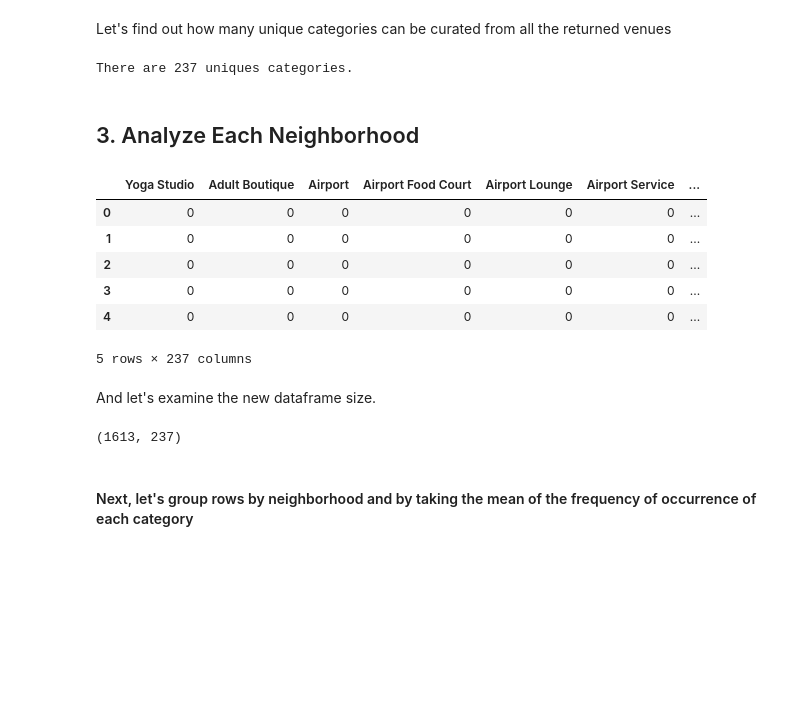
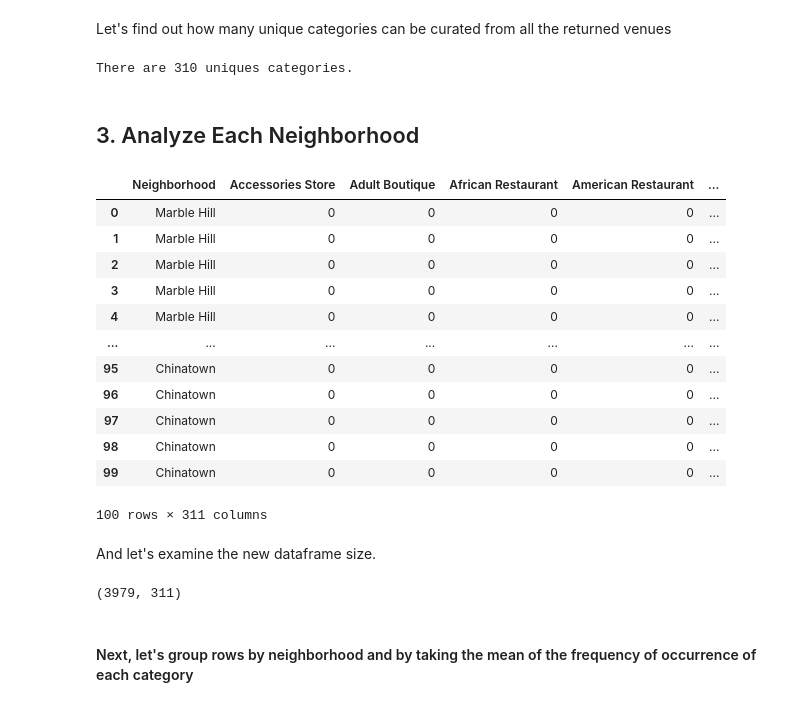
Before and after one commit to clebrac/Coursera_Capstone, a Jupyter notebook: capstone_ibm_ds_week3_3.ipynb, the cells around one changed output. Cells and saved outputs as stored; diff of their text form; code cells hidden in the pictures; blank space fills up the shorter version.

```diff
--- a/capstone_ibm_ds_week3_3.ipynb
+++ b/capstone_ibm_ds_week3_3.ipynb
@@ -136,11 +44,7 @@ map_toronto_borough
 # %% [markdown]
 Note: For security reasons, these have been removed and not shared on the repository.
 # %%
-CLIENT_ID = 'insert_here' # your Foursquare ID
-CLIENT_SECRET = 'insert_here' # your Foursquare Secret
+CLIENT_ID = 'DFKTMIF5UYAMMREQCACKVE3TWGCTVTQXUULGP5JGIALUB0V2' # your Foursquare ID
+CLIENT_SECRET = 'OLER0OGXSRALACUMLZNNL1AZEBNUTAOSVAEM1CNKAW3FANRG' # your Foursquare Secret
 VERSION = '20180605' # Foursquare API version
-LIMIT = 100 # A default Foursquare API limit value
-
-print('Your credentails:')
-print('CLIENT_ID: ' + CLIENT_ID)
-print('CLIENT_SECRET:' + CLIENT_SECRET)
+LIMIT = '1000' # A default Foursquare API limit value
@@ -151 +83,3 @@ CLIENT_SECRET:insert_here
+# %%
+manhattan_data = neighborhoods[neighborhoods['Borough'] =='Manhattan'].reset_index(drop=True)
 # %% [markdown]
@@ -153,5 +87,5 @@ CLIENT_SECRET:insert_here
 # %%
-def getNearbyVenues(names, latitudes, longitudes, radius=500):
+def getNearbyVenues(names, latitudes, longitudes, radius=1000):
 
     venues_list=[]
     for name, lat, lng in zip(names, latitudes, longitudes):
@@ -187,5 +121,4 @@ def getNearbyVenues(names, latitudes, longitudes, radius=500):
                   'Venue Latitude',
                   'Venue Longitude',
                   'Venue Category']
-
     return(nearby_venues)
@@ -211,0 +125,12 @@ Name: Venue, dtype: int64
+# %%
+neighborhood_latitude = manhattan_data['Latitude'].to_list() # neighborhood latitude value
+neighborhood_longitude = manhattan_data['Longitude'].to_list() # neighborhood longitude value
+
+neighborhood_name = manhattan_data['Neighborhood'].to_list() # neighborhood name
+
+#Pulling the data
+nyc_venues = getNearbyVenues(names=neighborhood_name,
+                                   latitudes=neighborhood_latitude,
+                                   longitudes=neighborhood_longitude
+                                  )
+nyc_venues.shape
@@ -212,37 +159,43 @@ Name: Venue, dtype: int64
 # %% [markdown]
 Let's find out how many unique categories can be curated from all the returned venues
 # %%
-print('There are {} uniques categories.'.format(len(toronto_venues['Venue Category'].unique())))
+print('There are {} uniques categories.'.format(len(nyc_venues['Venue Category'].unique())))
 # %% [output]
-There are 237 uniques categories.
+There are 310 uniques categories.
 # %% [markdown]
 ## 3. Analyze Each Neighborhood
 # %%
 # one hot encoding
-toronto_onehot = pd.get_dummies(toronto_venues[['Venue Category']], prefix="", prefix_sep="")
+nyc_onehot = pd.get_dummies(nyc_venues[['Venue Category']], prefix="", prefix_sep="")
 
 # add neighborhood column back to dataframe
-toronto_onehot['Neighborhood'] = toronto_venues['Neighborhood']
+nyc_onehot['Neighborhood'] = nyc_venues['Neighborhood']
 
 # move neighborhood column to the first column
-fixed_columns = [toronto_onehot.columns[-1]] + list(toronto_onehot.columns[:-1])
-toronto_onehot = toronto_onehot[fixed_columns]
+fixed_columns = [nyc_onehot.columns[-1]] + list(nyc_onehot.columns[:-1])
+nyc_onehot = nyc_onehot[fixed_columns]
 
-toronto_onehot.head()
+nyc_onehot.head(100)
 # %% [output]
-|  | Yoga Studio | Adult Boutique | Airport | Airport Food Court | Airport Lounge | Airport Service | ... |
-| 0 | 0 | 0 | 0 | 0 | 0 | 0 | ... |
-| 1 | 0 | 0 | 0 | 0 | 0 | 0 | ... |
-| 2 | 0 | 0 | 0 | 0 | 0 | 0 | ... |
-| 3 | 0 | 0 | 0 | 0 | 0 | 0 | ... |
-| 4 | 0 | 0 | 0 | 0 | 0 | 0 | ... |
+|  | Neighborhood | Accessories Store | Adult Boutique | African Restaurant | American Restaurant | ... |
+| 0 | Marble Hill | 0 | 0 | 0 | 0 | ... |
+| 1 | Marble Hill | 0 | 0 | 0 | 0 | ... |
+| 2 | Marble Hill | 0 | 0 | 0 | 0 | ... |
+| 3 | Marble Hill | 0 | 0 | 0 | 0 | ... |
+| 4 | Marble Hill | 0 | 0 | 0 | 0 | ... |
+| ... | ... | ... | ... | ... | ... | ... |
+| 95 | Chinatown | 0 | 0 | 0 | 0 | ... |
+| 96 | Chinatown | 0 | 0 | 0 | 0 | ... |
+| 97 | Chinatown | 0 | 0 | 0 | 0 | ... |
+| 98 | Chinatown | 0 | 0 | 0 | 0 | ... |
+| 99 | Chinatown | 0 | 0 | 0 | 0 | ... |
-5 rows × 237 columns
+100 rows × 311 columns
 # %% [markdown]
 And let's examine the new dataframe size.
 # %%
-toronto_onehot.shape
+nyc_onehot.shape
 # %% [output]
-(1613, 237)
+(3979, 311)
 # %% [markdown]
 #### Next, let's group rows by neighborhood and by taking the mean of the frequency of occurrence of each category
 # %%
```
Also changed, not shown: parts of 32 cells of this notebook.
